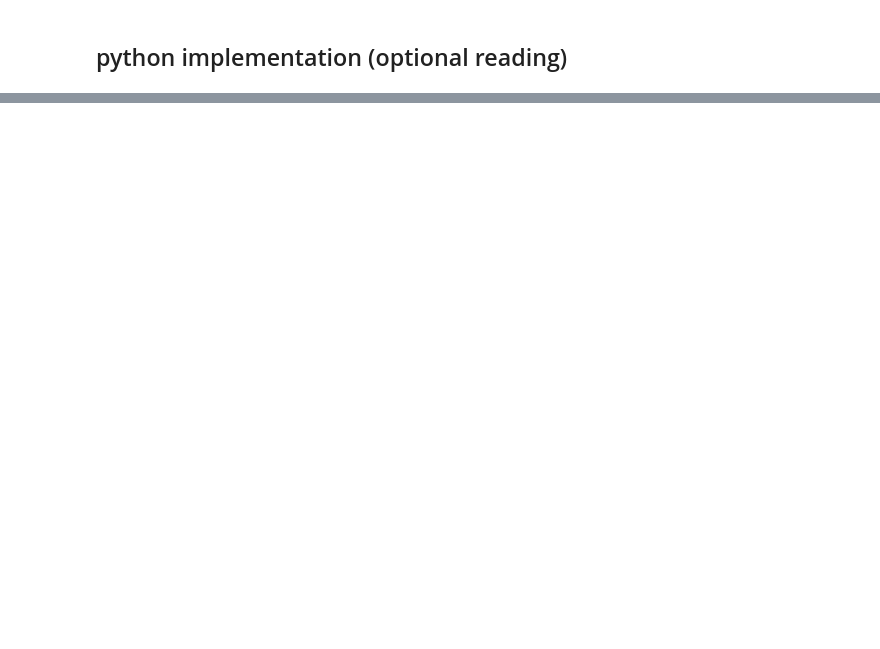
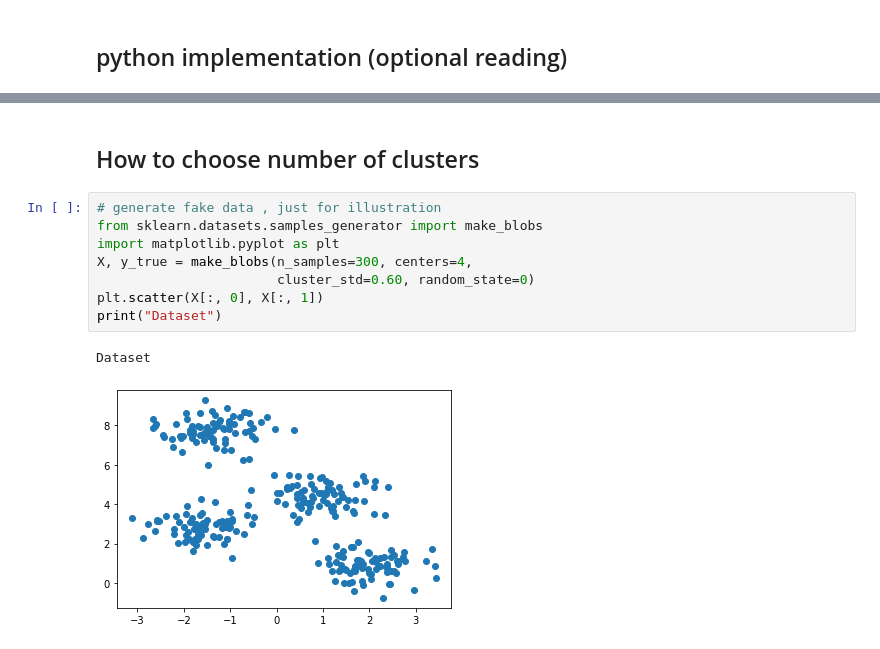
Before and after one commit to Mohamed209/machine-learning-course, a Jupyter notebook: Chapter_5_unsupervised_learning/1_Clustering/How K-means Clustering Works.ipynb, the cells around one changed output, grey strips where cells are left out. Saved outputs shown, nothing was run; the diff lists cells and outputs as text; blank space fills up the shorter version.

```diff
--- a/Chapter_5_unsupervised_learning/1_Clustering/How K-means Clustering Works.ipynb
+++ b/Chapter_5_unsupervised_learning/1_Clustering/How K-means Clustering Works.ipynb
@@ -91,0 +92,13 @@ class Kmeans:
+# %% [markdown]
+## How to choose number of clusters
+# %%
+# generate fake data , just for illustration
+from sklearn.datasets.samples_generator import make_blobs
+import matplotlib.pyplot as plt
+X, y_true = make_blobs(n_samples=300, centers=4,
+                       cluster_std=0.60, random_state=0)
+plt.scatter(X[:, 0], X[:, 1])
+print("Dataset")
+# %% [output]
+Dataset
+[figure, added]
```
Also changed, not shown: parts of 9 cells of this notebook, 5 other files.
